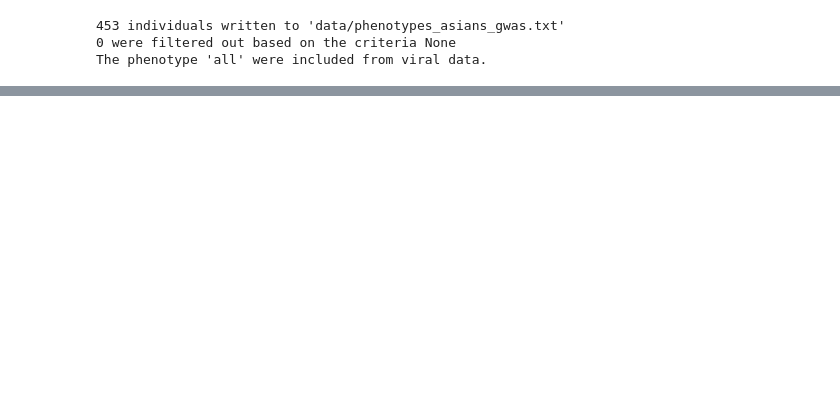
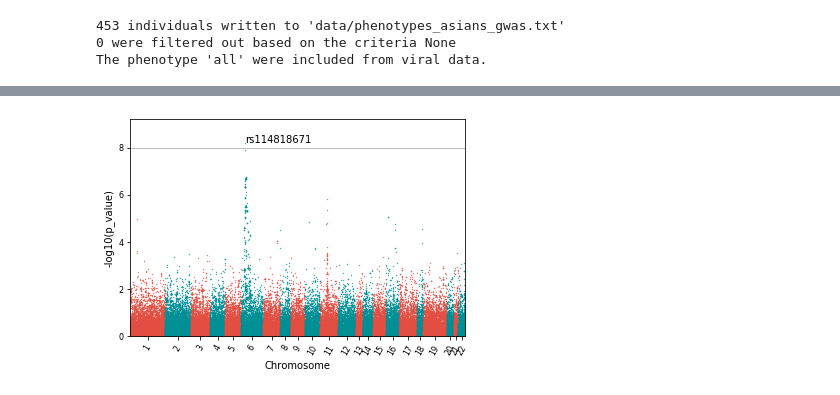
Before and after one commit to matthiaszeller/HBV, a Jupyter notebook: GWAS - Asian individuals.ipynb, the cells around one changed output, grey strips where cells are left out. Drawn from its saved outputs; the diff is of its cells as text; code cells hidden in the pictures; blank space fills up the shorter version.

```diff
--- a/GWAS - Asian individuals.ipynb
+++ b/GWAS - Asian individuals.ipynb
@@ -256,0 +316,6 @@ The phenotype 'all' were included from viral data.
+# %%
+data = FormatData('data/plink/gwas/asians_gwas.PC_160_A.glm.logistic', sep='\s+', chromosome='#CHROM',
+                  p_value='P')
+GenerateManhattan(data, refSNP='ID', significance=8)
+# %% [output]
+[figure, added]
```
Also changed, not shown: parts of 9 cells of this notebook, 3 other files.
